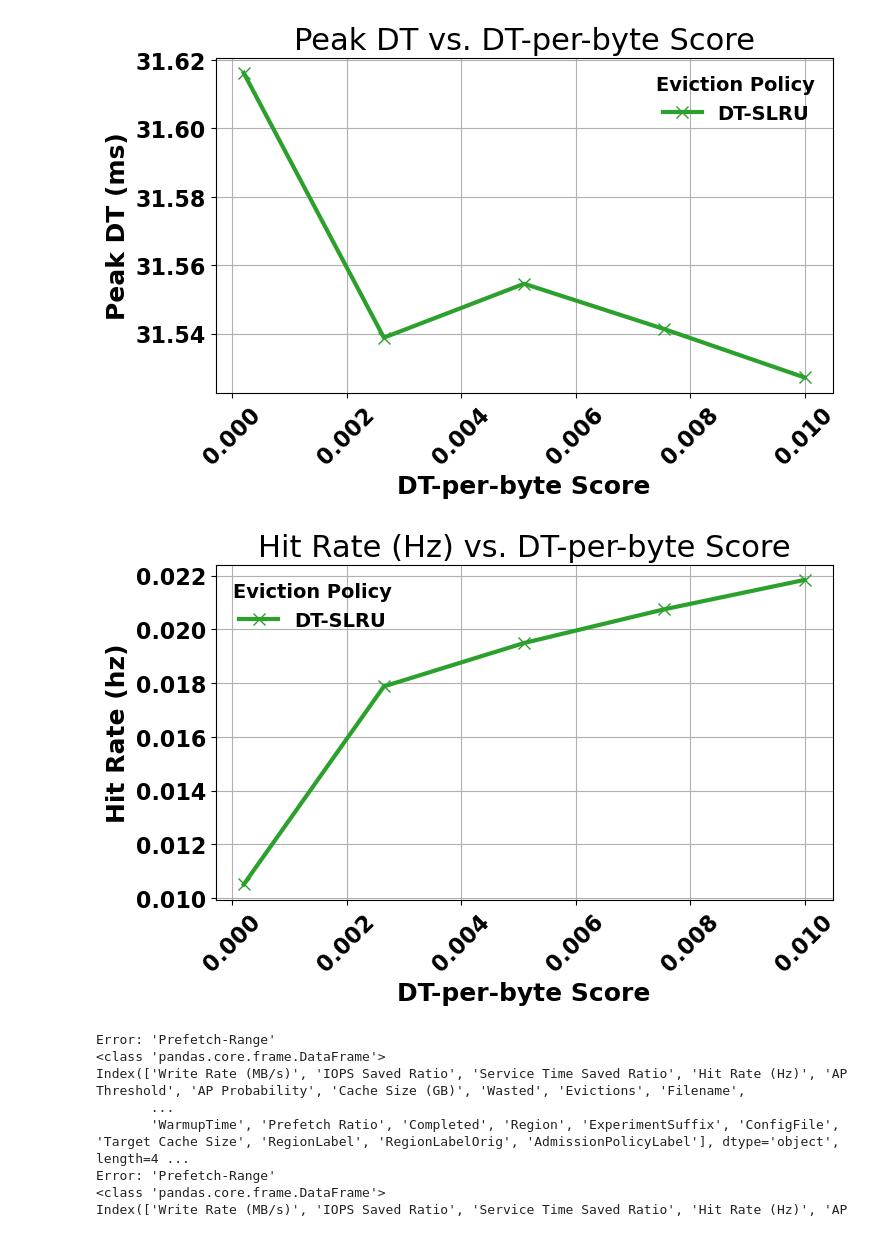
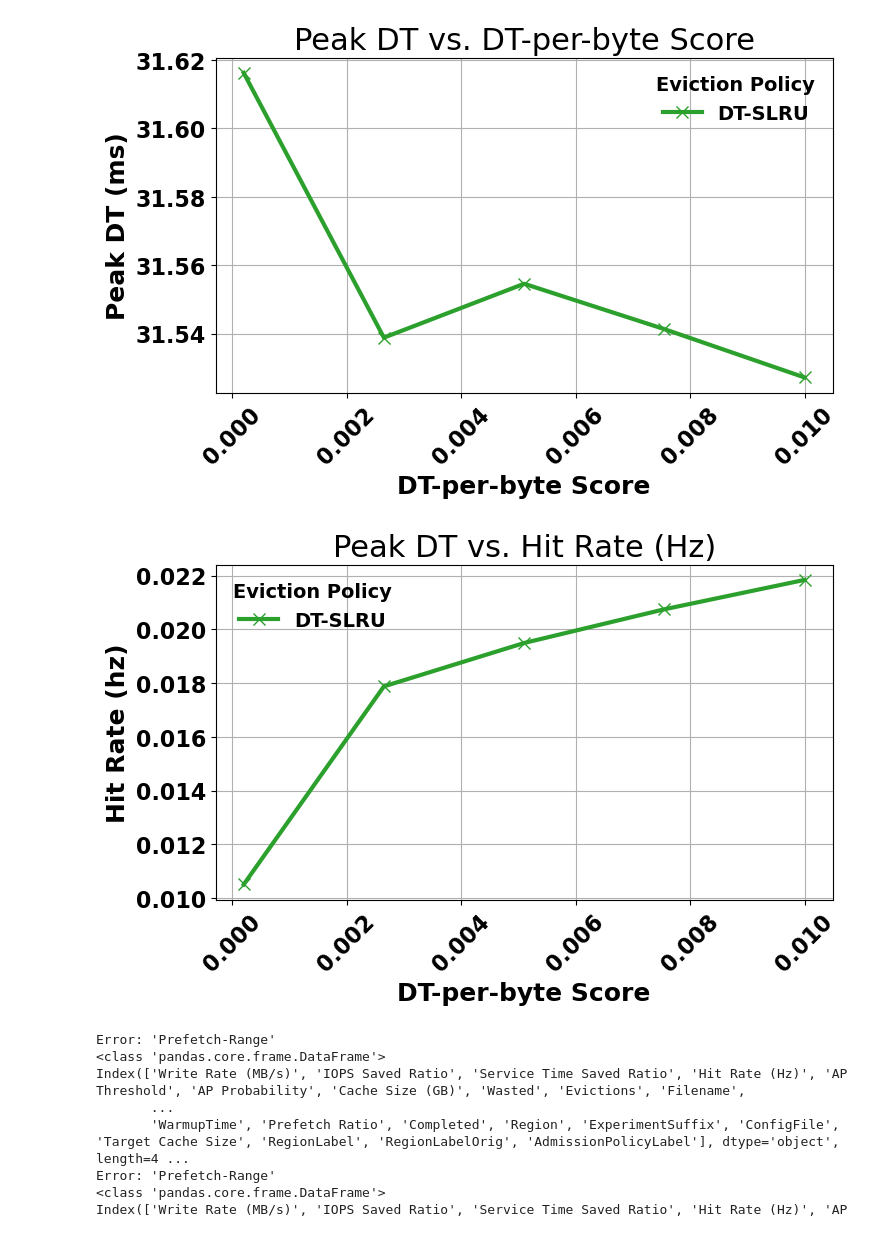
Before and after one commit to JRYOO-FDU-CAPSTONE/csci-6806-fa-2025-6806_fa2025_group1, a Jupyter notebook: notebooks/example/A5-Ablation.ipynb, the cells around one changed output. Cells and saved outputs as stored; diff of their text form; code cells hidden in the pictures.

Commit message:
Revert "Fix Fig2 title"

```diff
--- a/notebooks/example/A5-Ablation.ipynb
+++ b/notebooks/example/A5-Ablation.ipynb
@@ -312,23 +266,23 @@ plt.show()
 # %%
 plt.plot(
     dt_slru_df['DT-per-byte Score'],
     dt_slru_df['Hit Rate (Hz)'],
     marker='x',
     linewidth=3,
     color='tab:green',
     label='DT-SLRU'
 )
 
 # plt.ticklabel_format(style='sci', axis='x', scilimits=(0, 0))
 plt.xticks(rotation=45)
-plt.title("Hit Rate (Hz) vs. DT-per-byte Score")
+plt.title("Peak DT vs. Hit Rate (Hz)")
 plt.xlabel("DT-per-byte Score")
 plt.ylabel("Hit Rate (hz)")
 plt.grid(True)
 plt.legend(title="Eviction Policy")
 plt.show()
 # %% [output]
-[figure, old version]
+[figure, new version]
 # %%
 dt_slru2_resultfiles = {
     'DT-SLRU_0.0002': 'runs/example/dt-slru/acceptall-1_lru_366.475GB/full_0_0.1_0.0002_cache_perf.txt.lzma',
```
Also changed, not shown: parts of 12 cells of this notebook, 4 other files.
